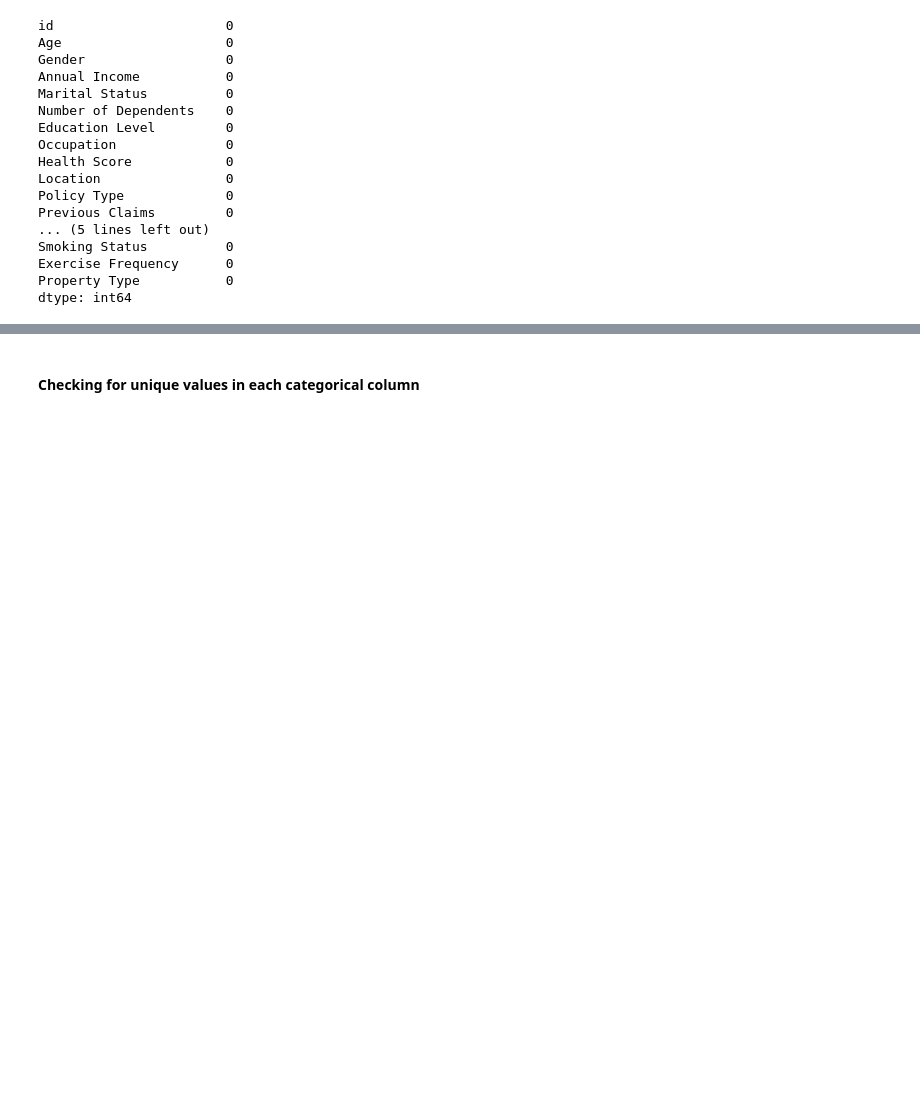
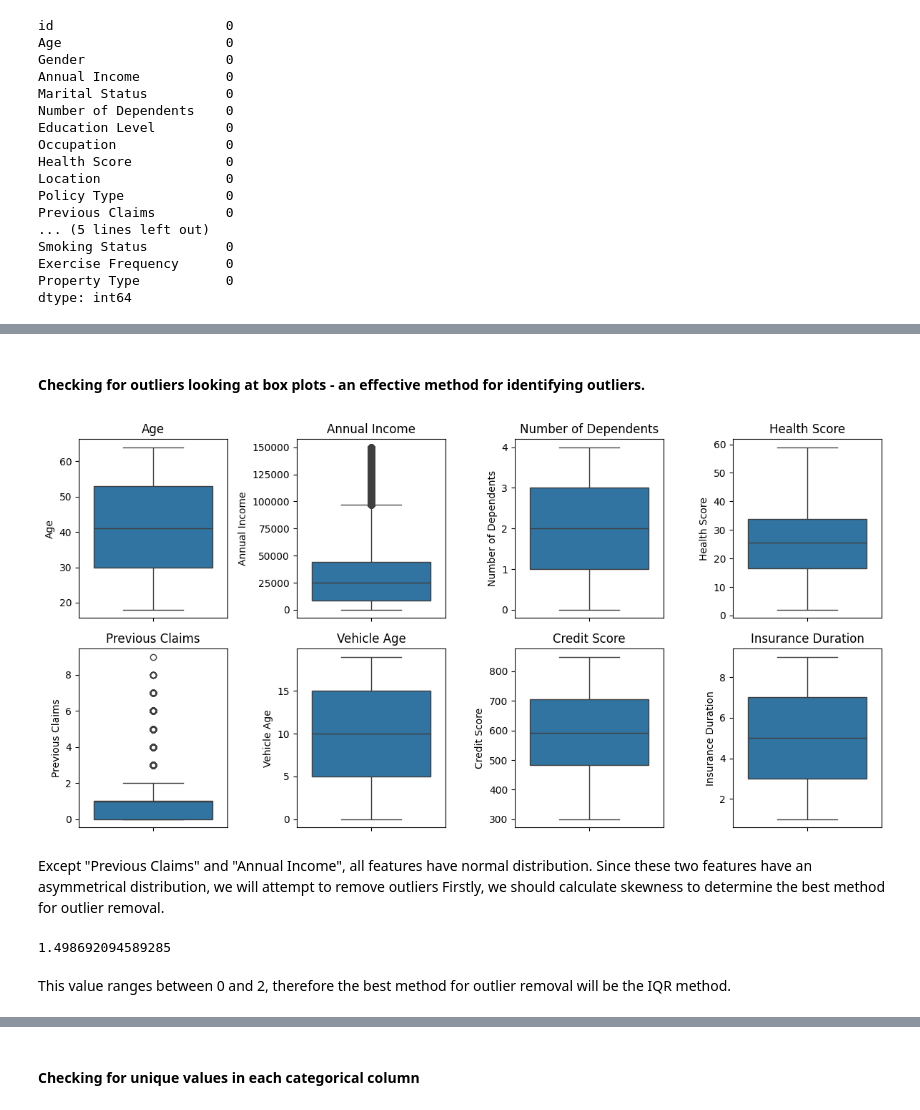
Before and after one commit to Kamilos124/golem_project, a Jupyter notebook: regression_model.ipynb, the cells around one changed output, grey strips where cells are left out. Cells and saved outputs as stored; diff of their text form; code cells hidden in the pictures; blank space fills up the shorter version.

```diff
--- a/regression_model.ipynb
+++ b/regression_model.ipynb
@@ -207,0 +229,29 @@ dtype: int64
+# %% [markdown]
+####    Checking for outliers looking at box plots - an effective method for identifying outliers.
+# %%
+numerical_features = numerical_data.columns.to_list()
+
+def make_numerical_features_plots(dataset):
+        plt.figure(figsize=(12, 6))
+        for ax, feature in enumerate(numerical_features, 1):
+                plt.subplot(2, 4, ax)
+                sns.boxplot(y=dataset[feature])
+                plt.title(feature)
+        plt.tight_layout()
+        plt.show()
+
+make_numerical_features_plots(training_data)
+# %% [output]
+[figure, added]
+# %% [markdown]
+Except "Previous Claims" and "Annual Income", all features have normal distribution. Since these two features have an asymmetrical distribution, we will attempt to remove outliers
+Firstly, we should calculate skewness to determine the best method for outlier removal.
+# %%
+dataframe = DataFrame(training_data["Annual Income"])
+skewness = skew(dataframe["Annual Income"])
+
+print(skewness)
+# %% [output]
+1.498692094589285
+# %% [markdown]
+This value ranges between 0 and 2, therefore the best method for outlier removal will be the IQR method.
```
Also changed, not shown: parts of 70 cells of this notebook, 1 other file.
